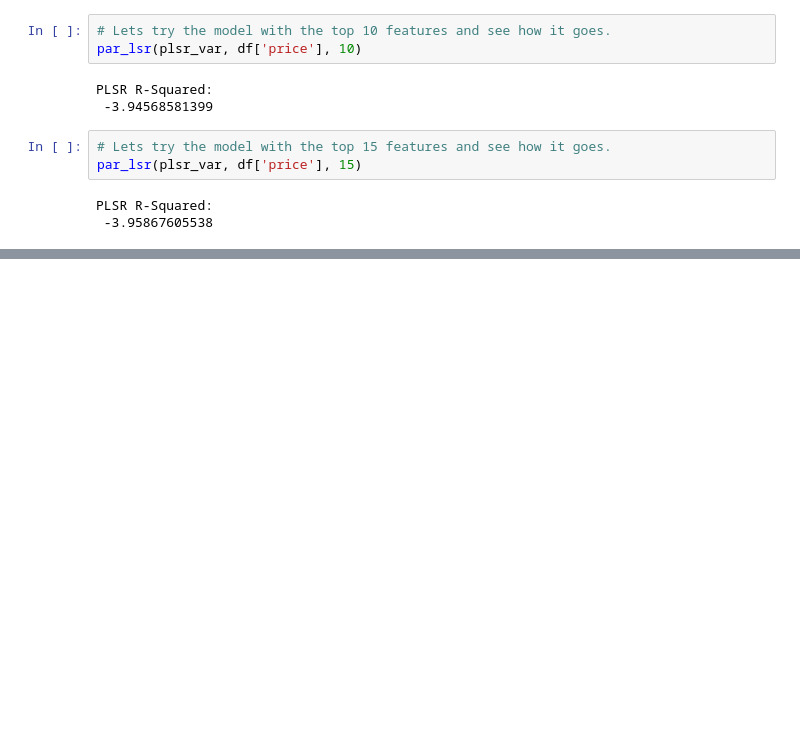
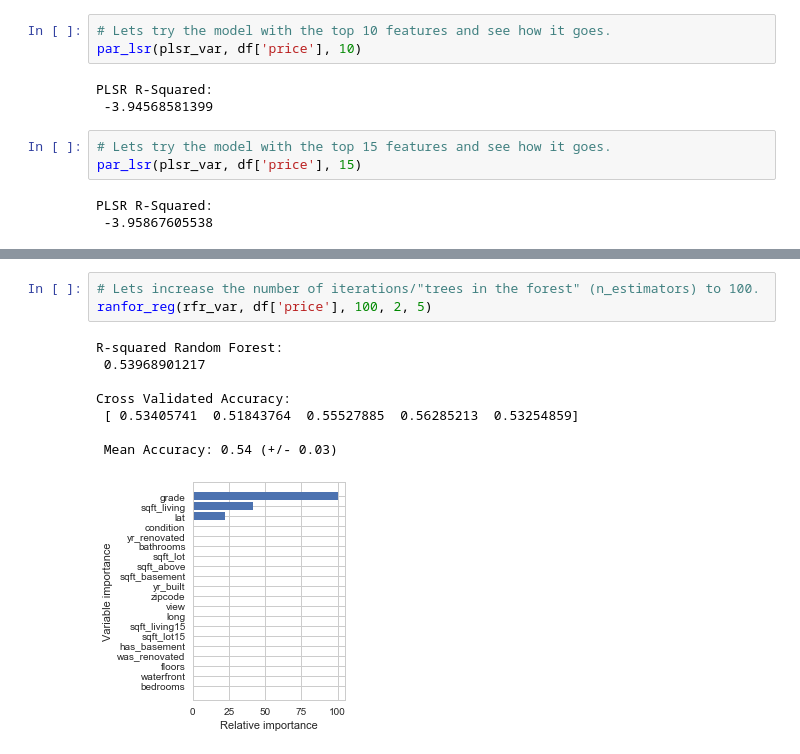
Before and after one commit to cappsjr/StartDraft_Capstone, a Jupyter notebook: Capstone Draft.ipynb, the cells around one changed output, grey strips where cells are left out. Saved outputs shown, nothing was run; the diff lists cells and outputs as text; blank space fills up the shorter version.

```diff
--- a/Capstone Draft.ipynb
+++ b/Capstone Draft.ipynb
@@ -527,0 +625,12 @@ Weighted Accuracy: 0.79 (+/- 0.04)
+# %%
+# Lets increase the number of iterations/"trees in the forest" (n_estimators) to 100.
+ranfor_reg(rfr_var, df['price'], 100, 2, 5)
+# %% [output]
+R-squared Random Forest:
+ 0.53968901217
+
+Cross Validated Accuracy:
+ [ 0.53405741  0.51843764  0.55527885  0.56285213  0.53254859]
+
+ Mean Accuracy: 0.54 (+/- 0.03)
+[figure, added]
```
Also changed, not shown: parts of 43 cells of this notebook.
